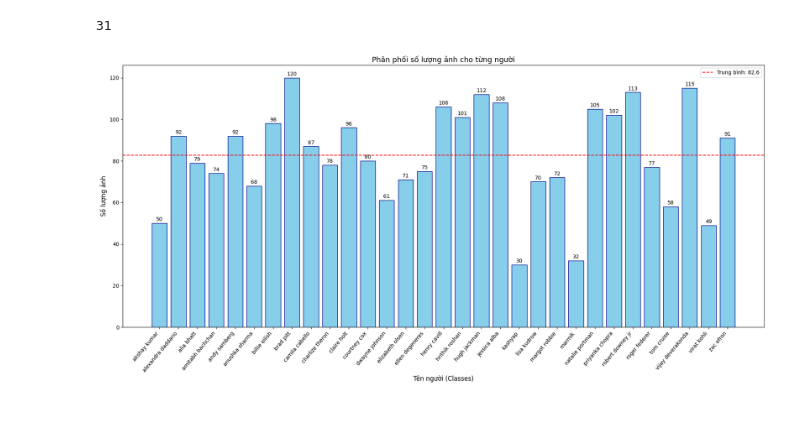
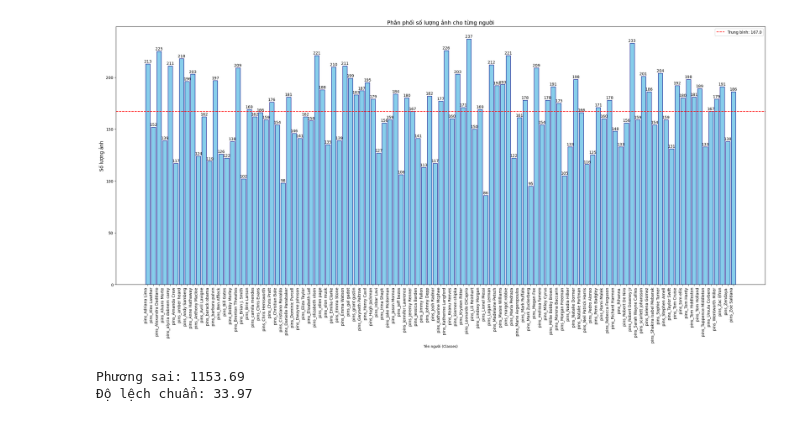
Before and after one commit to HuuQuangN2005/FaID-System, a Jupyter notebook: notebooks/recognition.ipynb, the cells around one changed output. Saved outputs shown, nothing was run; the diff lists cells and outputs as text; code cells hidden in the pictures.

```diff
--- a/notebooks/recognition.ipynb
+++ b/notebooks/recognition.ipynb
@@ -38,10 +40,9 @@ def init(seed: int = 42):
 # %%
 init()
 # %%
-DATASET_FOLDER = os.path.join(BASE_FOLDER, "data", "recognition")
-IMAGES_FOLDER = os.path.join(DATASET_FOLDER, "faces")
-CHECKPOINTS_FOLDER = os.path.join(BASE_FOLDER, "checkpoints", "recognition_2")
-MODEL_NAME = "custom"
+DATASET_FOLDER = os.path.join(BASE_FOLDER, "data", "105_classes_pins_dataset")
+CHECKPOINTS_FOLDER = os.path.join(BASE_FOLDER, "checkpoints", "recognition_4")
+MODEL_NAME = "recognition_4"
 EPOCHS = 200
 
 device = torch.device('cuda' if torch.cuda.is_available() else 'cpu')
@@ -53,0 +49,14 @@ len(images)
+# %%
+ds = dict()
+
+for name in os.listdir(DATASET_FOLDER):
+    if name not in ds:
+        ds[name] = []
+
+    folder = os.path.join(DATASET_FOLDER, name)
+
+    for f in os.listdir(folder):
+        ds[name].append(f)
+
+for k, v in ds.items():
+    print(f"class: {k} | images: {len(v)}")
@@ -61,43 +110,38 @@ len(images)
 # with open("labels.txt", "w", encoding="utf-8") as f:
 #     for name in labels:
 #         f.write(name + "\n")
-# %%
-with open(os.path.join(CHECKPOINTS_FOLDER, "labels.txt"), "r", encoding="utf-8") as f:
-    labels = [line.strip() for line in f.readlines()]
-len(labels)
-# %% [output]
-31
-# %%
-ds = dict()
-
-for filename in images:
-    class_name = (filename.split("_")[0]).lower()
-    if class_name not in ds:
-        ds[class_name] = []
-    ds[class_name].append(filename)
 # %%
 names = list(ds.keys())
 counts = [len(files) for files in ds.values()]
 
-plt.figure(figsize=(18, 9))
+plt.figure(figsize=(24, 12))
 bars = plt.bar(names, counts, color="skyblue", edgecolor="navy")
 
-plt.xlabel("Tên người (Classes)", fontsize=12)
+plt.xlabel("Tên người (Classes)", fontsize=9)
 plt.ylabel("Số lượng ảnh", fontsize=12)
 plt.title("Phân phối số lượng ảnh cho từng người", fontsize=14)
-plt.xticks(rotation=50, ha="right")
+plt.xticks(rotation=90, ha="right")
 
 avg_val = sum(counts) / len(counts)
 plt.axhline(avg_val, color="red", linestyle="--", label=f"Trung bình: {avg_val:.1f}")
 plt.legend()
 
 for bar in bars:
     yval = bar.get_height()
     plt.text(
         bar.get_x() + bar.get_width() / 2, yval + 0.5, yval, ha="center", va="bottom"
     )
 
 plt.tight_layout()
 plt.show()
 # %% [output]
-[figure, old version]
+[figure, new version]
+# %%
+variance = np.var(counts)
+std_dev = np.std(counts)
+
+print(f"Phương sai: {variance:.2f}")
+print(f"Độ lệch chuẩn: {std_dev:.2f}")
+# %% [output]
+Phương sai: 1153.69
+Độ lệch chuẩn: 33.97
```
Also changed, not shown: parts of 25 cells of this notebook, 15 other files.
